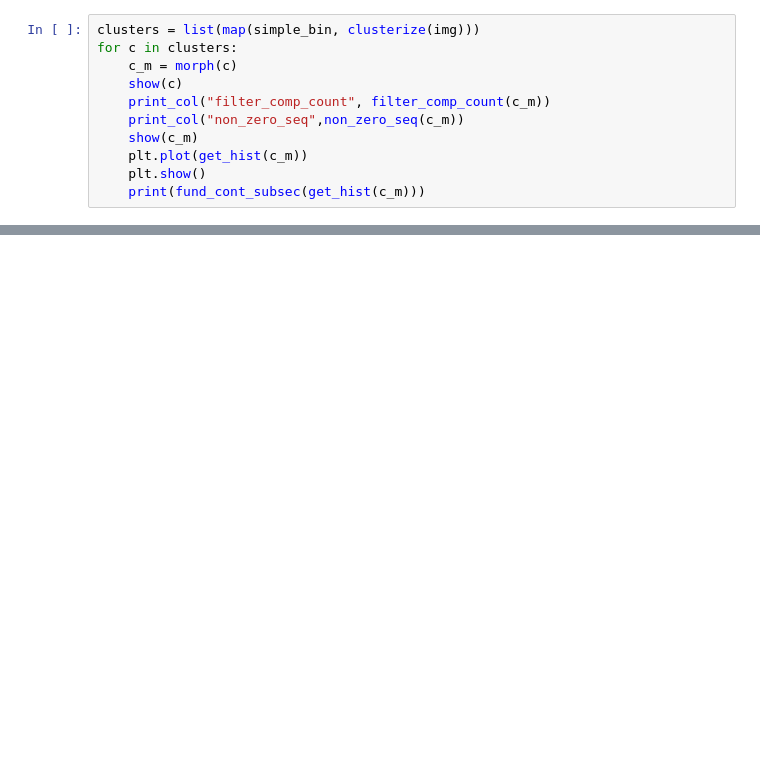
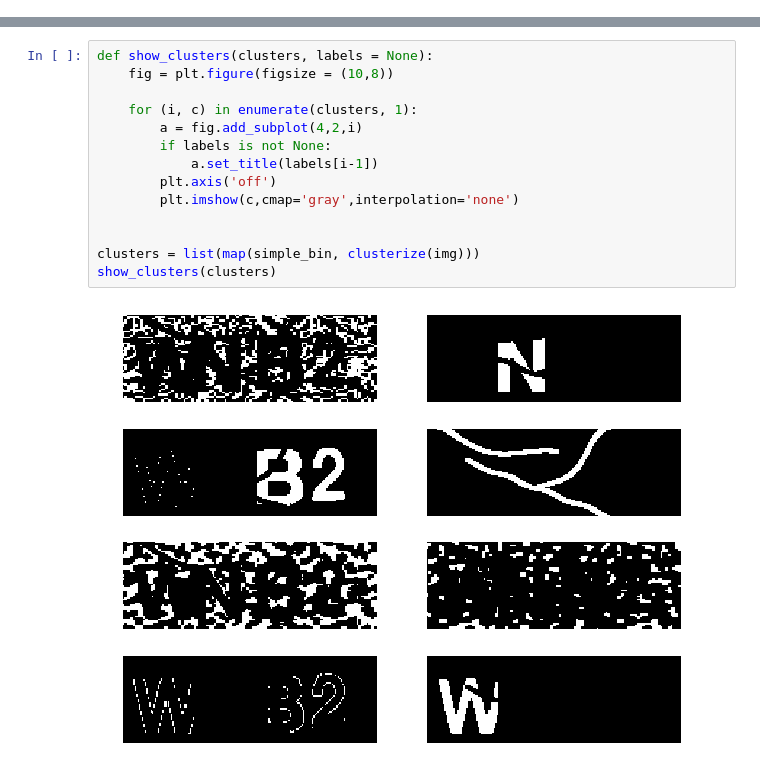
Before and after one commit to Vdimir/captcha-cv-lab, a Jupyter notebook: demo.ipynb, the cells around one changed output, grey strips where cells are left out. Saved outputs shown, nothing was run; the diff lists cells and outputs as text; blank space fills up the shorter version.

```diff
--- a/demo.ipynb
+++ b/demo.ipynb
@@ -24,11 +24,0 @@ NM33
-# %%
-clusters = list(map(simple_bin, clusterize(img)))
-for c in clusters:
-    c_m = morph(c)
-    show(c)
-    print_col("filter_comp_count", filter_comp_count(c_m))
-    print_col("non_zero_seq",non_zero_seq(c_m))
-    show(c_m)
-    plt.plot(get_hist(c_m))
-    plt.show()
-    print(fund_cont_subsec(get_hist(c_m)))
@@ -51,0 +35,16 @@ filter_comp_count
+# %%
+def show_clusters(clusters, labels = None):
+    fig = plt.figure(figsize = (10,8))
+
+    for (i, c) in enumerate(clusters, 1):
+        a = fig.add_subplot(4,2,i)
+        if labels is not None:
+            a.set_title(labels[i-1])
+        plt.axis('off')
+        plt.imshow(c,cmap='gray',interpolation='none')
+
+
+clusters = list(map(simple_bin, clusterize(img)))
+show_clusters(clusters)
+# %% [output]
+[figure, added]
```
Also changed, not shown: parts of 22 cells of this notebook, 12 other files.
